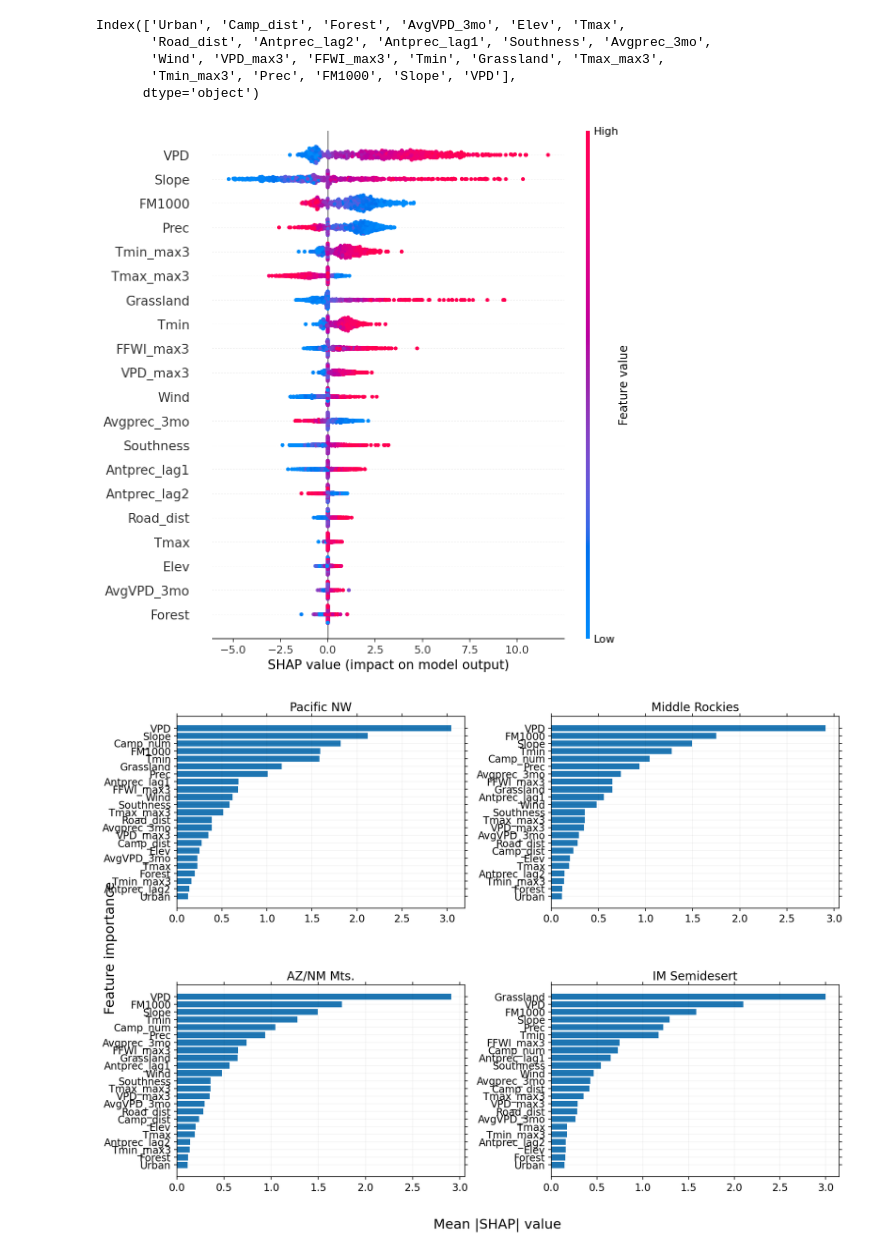
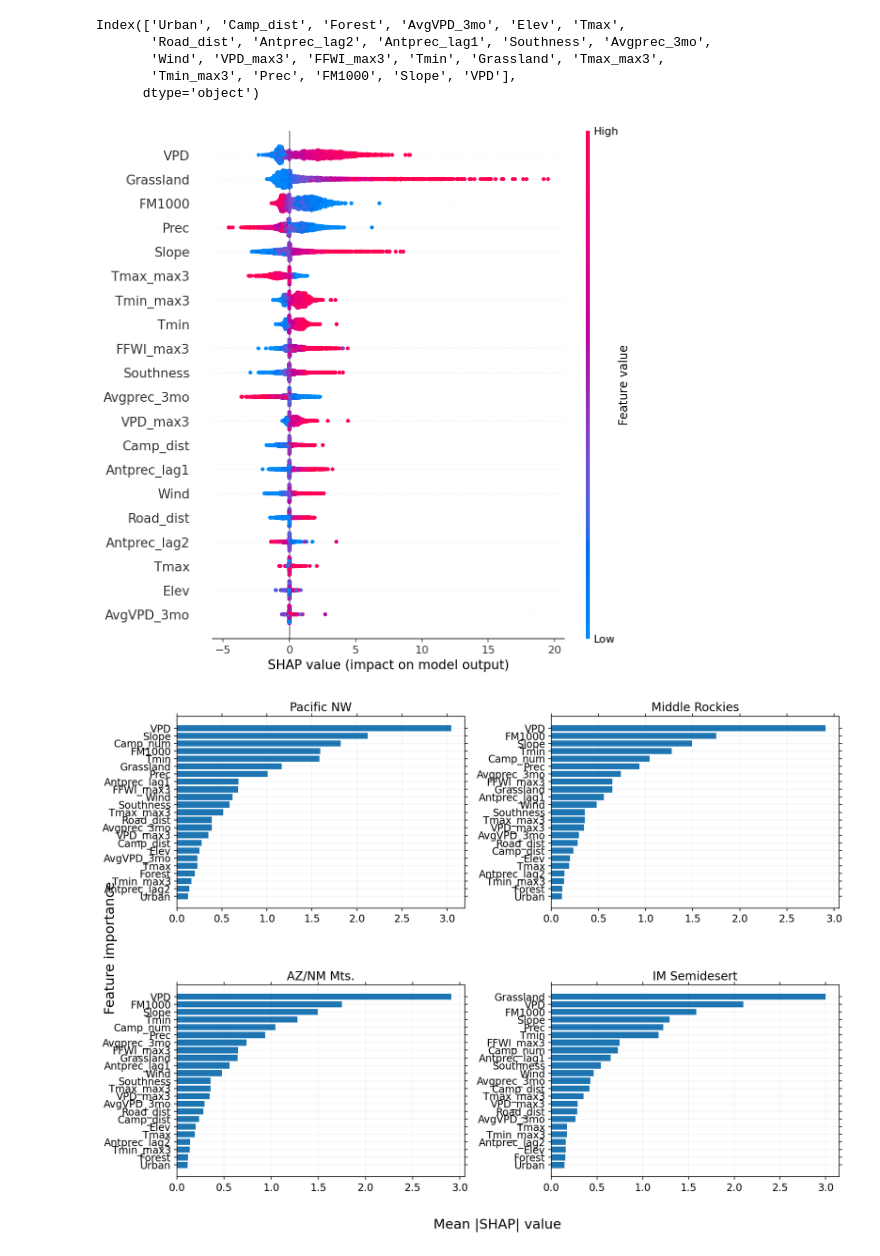
Before and after one commit to jtbuch/smlfire1.0, a Jupyter notebook: notebooks/ml_grid_fire_size.ipynb, the cells around one changed output. Cells and saved outputs as stored; diff of their text form; code cells hidden in the pictures.

```diff
--- a/notebooks/ml_grid_fire_size.ipynb
+++ b/notebooks/ml_grid_fire_size.ipynb
@@ -88,9 +88,9 @@ start_month= 420 #372
 tot_test_months= 12
 end_month= start_month + tot_test_months
 # %%
-X_sizes_train, X_sizes_val, y_sizes_train, y_sizes_val, fire_size_train, fire_size_test, X_sizes_test, y_sizes_test= fire_size_data(res= '12km', \
-                            dropcols= drop_col_func(mod_type= 'normal', add_var_flag= True, add_var_list= ['Camp_num']), start_month= start_month, \
-                            tot_test_months= tot_test_months, threshold= 4, scaled= True) #tflag= True
+X_sizes_train, X_sizes_val, y_sizes_train, y_sizes_val, fire_size_train, fire_size_test, X_sizes_test, y_sizes_test, size_scaler= fire_size_data(res= '12km', \
+                            dropcols= drop_col_func(mod_type= 'normal'), start_month= start_month, tot_test_months= tot_test_months, \
+                            threshold= 4, tflag= True) #tflag= True; add_var_flag= False, add_var_list= ['Camp_num']
 
 X_sizes_train_df= pd.concat([X_sizes_train, X_sizes_val], sort= False).reset_index().drop(columns=['index'])
 X_sizes_tot= pd.concat([X_sizes_train_df, X_sizes_test], sort= False).reset_index().drop(columns=['index'])
@@ -399,10 +425,10 @@ Index(['Urban', 'Camp_dist', 'Forest', 'AvgVPD_3mo', 'Elev', 'Tmax',
        'Tmin_max3', 'Prec', 'FM1000', 'Slope', 'VPD'],
       dtype='object')
 # %%
-regindx= 5
-shap.summary_plot(reg_shap_vals[0], X_plot_df.groupby('reg_indx').get_group(regindx).drop(columns= ['reg_indx']))
+regindx= 13
+shap.summary_plot(reg_shap_vals[regindx-1], X_plot_df.groupby('reg_indx').get_group(regindx).drop(columns= ['reg_indx']))
 # %% [output]
-[figure, old version]
+[figure, new version]
 # %%
 reg_name= {1: "Sierra Nevada", 2: "North Coast", 3: "Central Coast", 4: "South Coast", 5: "Pacific NW", 6: "Columbia Plateau", 7:"Northern Rockies", \
           8: "Middle Rockies", 9: "Southern Rockies", 10: "AM Semidesert", 11: "AZ/NM Mts.", 12: "IM Semidesert", 13: "IM Desert", 14: "Northern Great Plains", \
```
Also changed, not shown: parts of 6 cells of this notebook, 52 other files.
